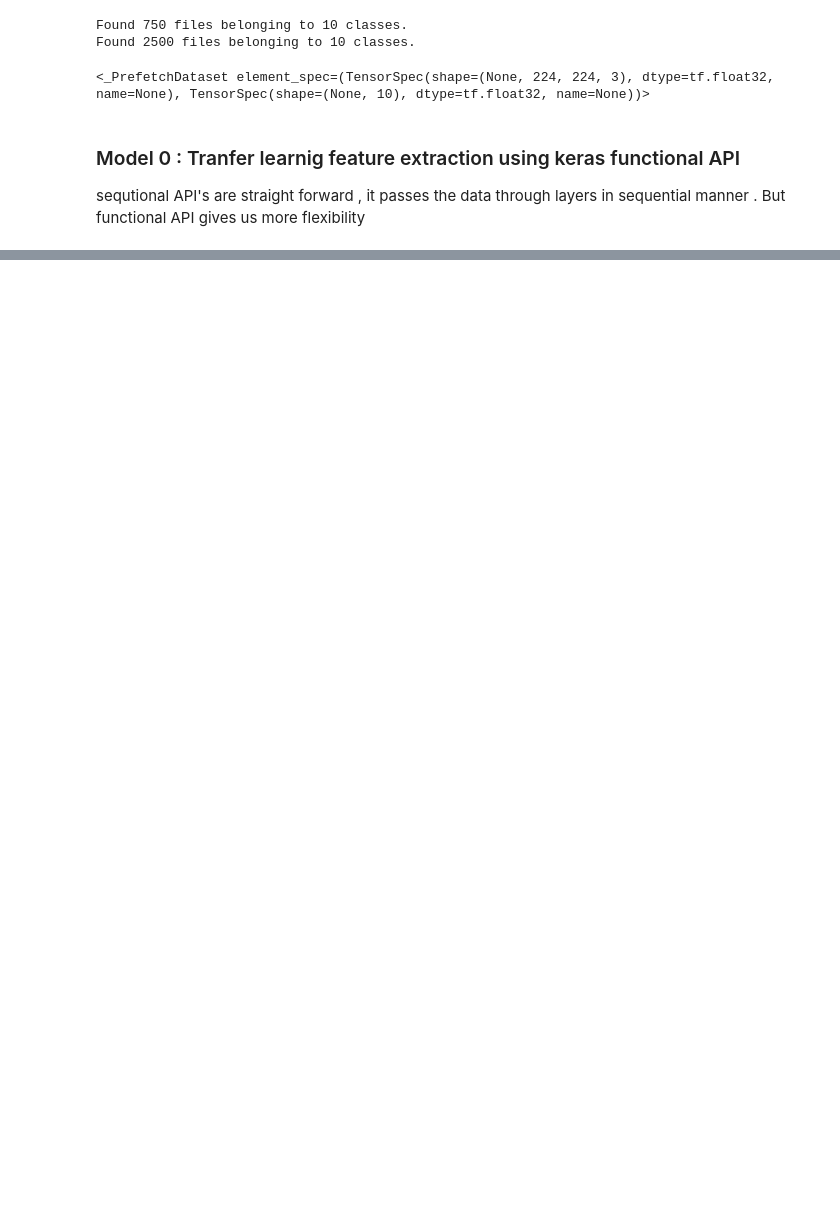
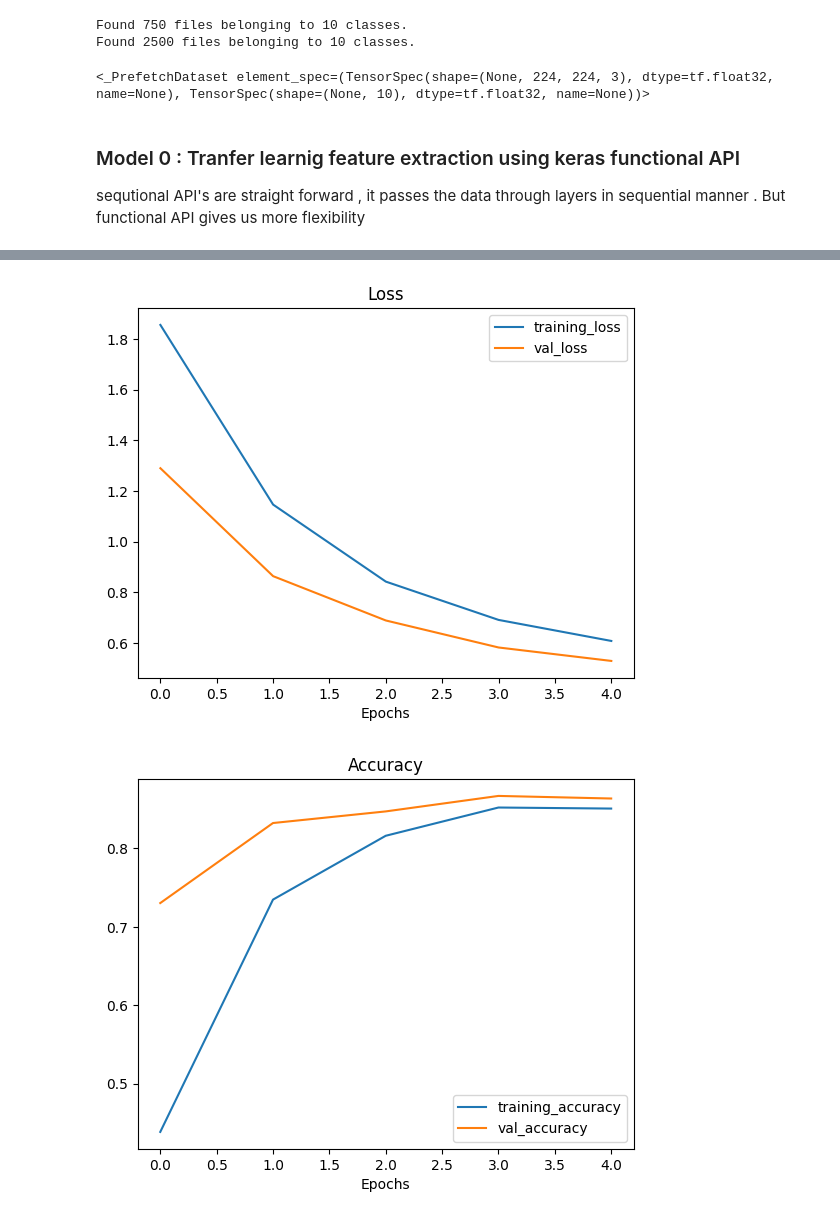
Before and after one commit to annchirackal/Tensorflow-Developer-Certification, a Jupyter notebook: 12_Transfer_Learning.ipynb, the cells around one changed output, grey strips where cells are left out. Cells and saved outputs as stored; diff of their text form; code cells hidden in the pictures; blank space fills up the shorter version.

```diff
--- a/12_Transfer_Learning.ipynb
+++ b/12_Transfer_Learning.ipynb
@@ -354,0 +447,7 @@ Shape after passing through the average pooling  :(None, 1280)
+# %%
+
+# Check out our model's training curves
+plot_loss_curves(history_10_percent)
+# %% [output]
+[figure, added]
+[figure, added]
```
Also changed, not shown: parts of 12 cells of this notebook.
